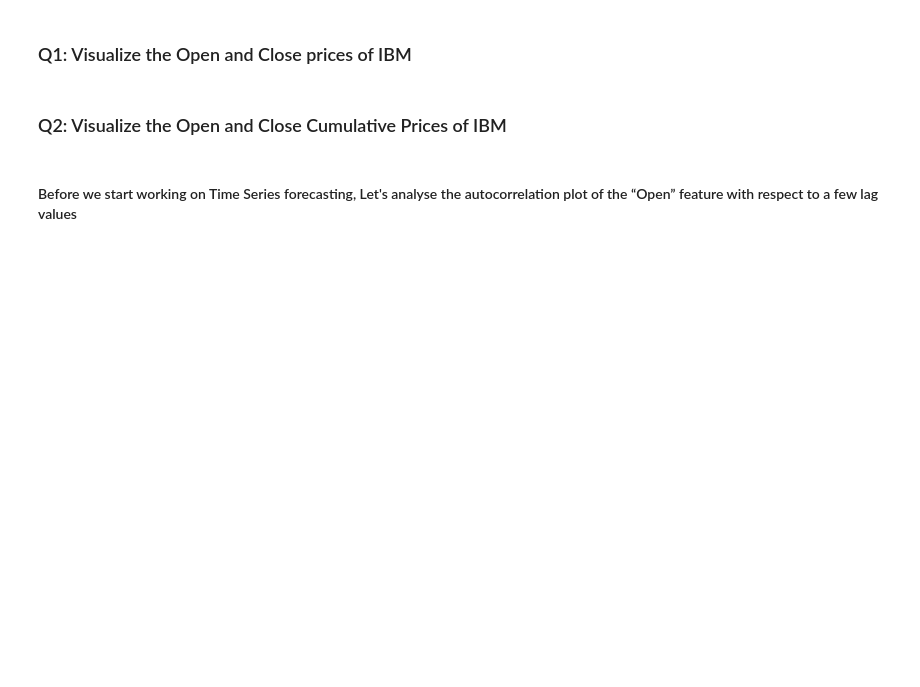
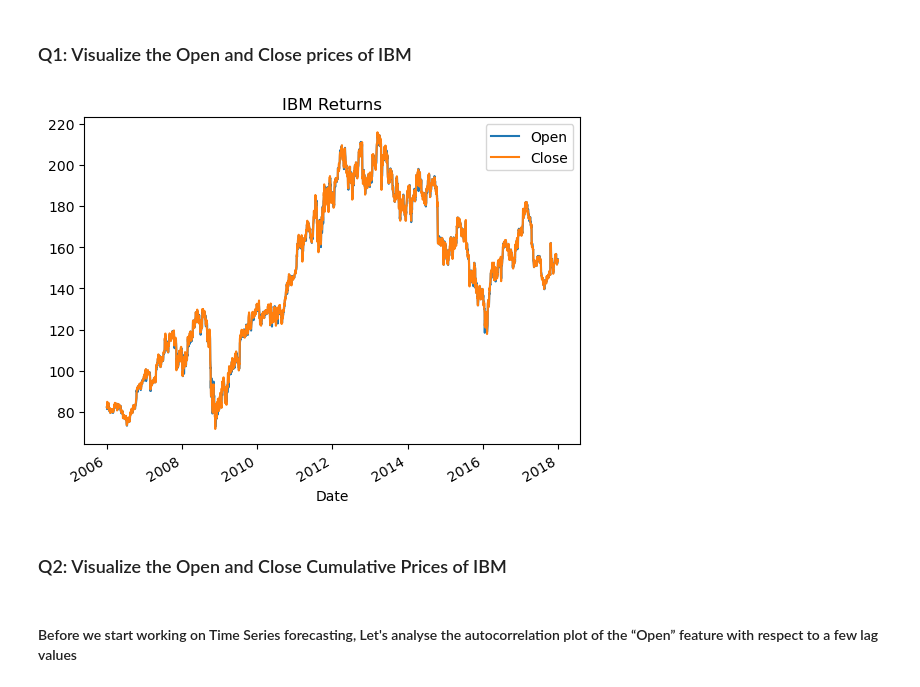
Before and after one commit to katxtong/UCSD-ML-Springboard, a Jupyter notebook: mec-18.5.1-time-series-analysis-mini-project/Mini_Project_Time_Series_Forecasting.ipynb, the cells around one changed output. Drawn from its saved outputs; the diff is of its cells as text; code cells hidden in the pictures; blank space fills up the shorter version.

```diff
--- a/mec-18.5.1-time-series-analysis-mini-project/Mini_Project_Time_Series_Forecasting.ipynb
+++ b/mec-18.5.1-time-series-analysis-mini-project/Mini_Project_Time_Series_Forecasting.ipynb
@@ -49,5 +71,11 @@ plt.title('IBM Returns');
 # %% [markdown]
 ### Q1: Visualize the Open and Close prices of IBM
+# %%
+dr = df[['Open', 'Close']]
+dr.plot()
+plt.title('IBM Returns');
+# %% [output]
+[figure, added]
 # %% [markdown]
 ### Q2: Visualize the Open and Close Cumulative Prices of IBM
 # %% [markdown]
```
Also changed, not shown: parts of 45 cells of this notebook.
